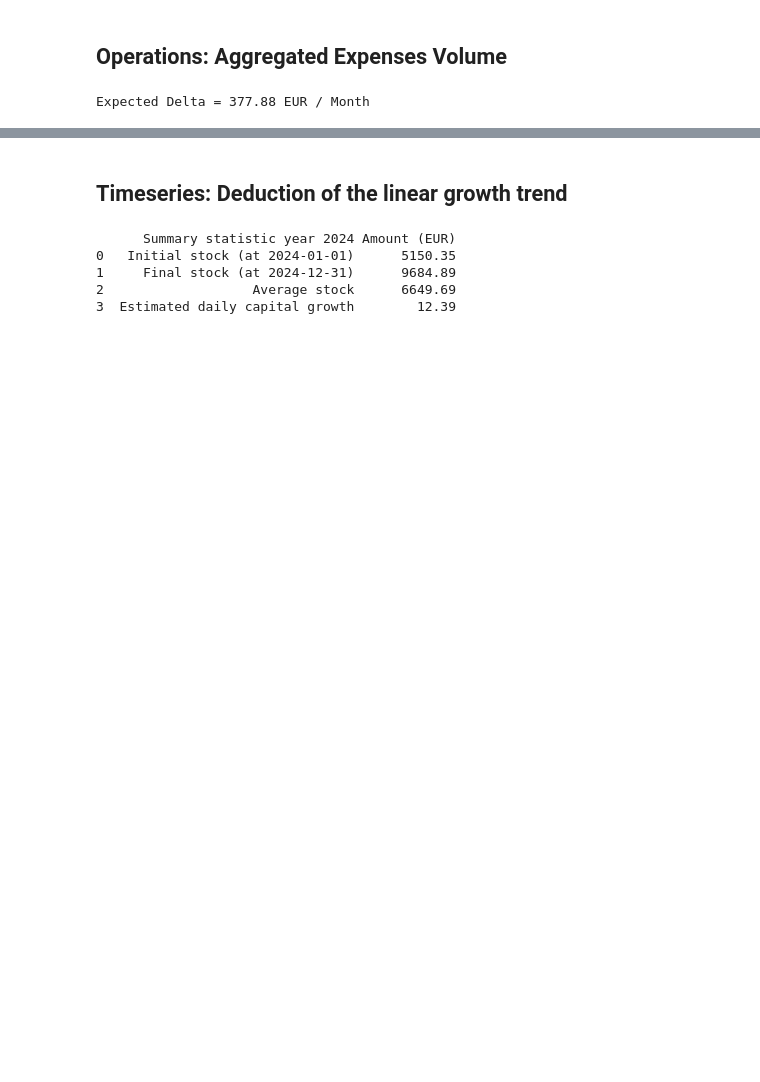
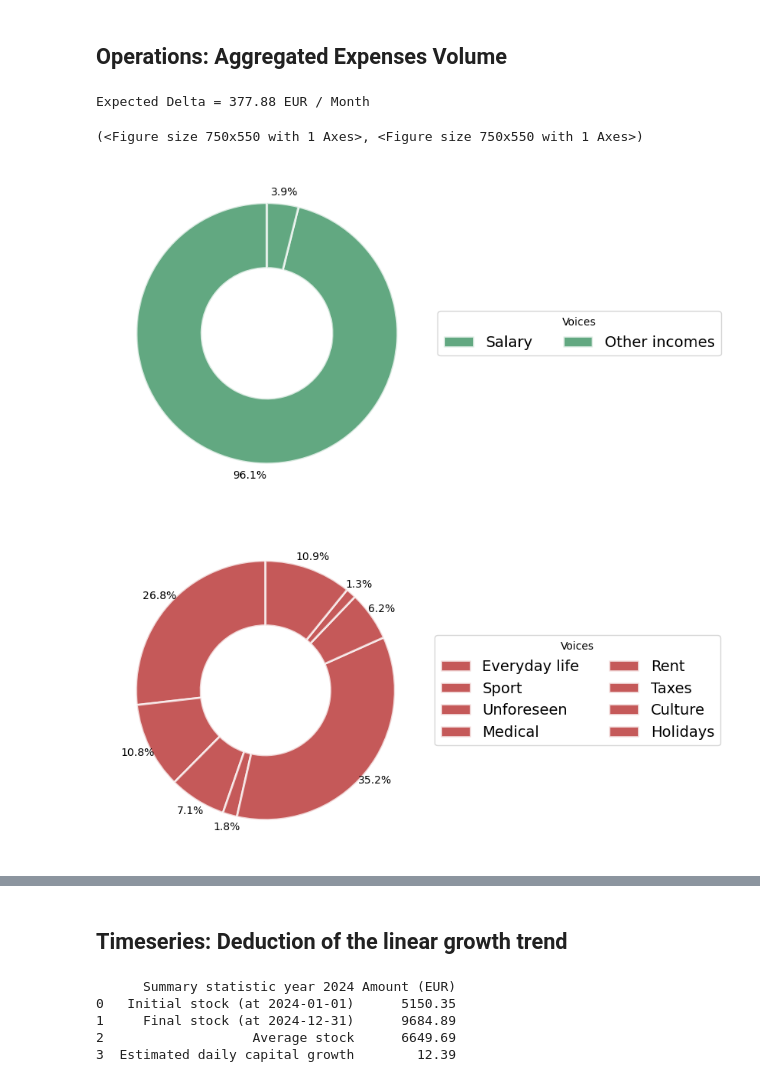
Before and after one commit to MatteoZambra/mga, a Jupyter notebook: demo.ipynb, the cells around one changed output, grey strips where cells are left out. Drawn from its saved outputs; the diff is of its cells as text; code cells hidden in the pictures; blank space fills up the shorter version.

```diff
--- a/demo.ipynb
+++ b/demo.ipynb
@@ -19,4 +16,8 @@ operations.print_expected_delta()
 # %% [output]
 Expected Delta = 377.88 EUR / Month
 # %%
-fig_incomes, fig_expenses = Plots.plot_expense_items(operations)
+fig_incomes, fig_expenses = Plots.plot_expense_items(operations, backend = "matplotlib")
+# %% [output]
+(<Figure size 750x550 with 1 Axes>, <Figure size 750x550 with 1 Axes>)
+[figure, added]
+[figure, added]
```
Also changed, not shown: parts of 5 cells of this notebook, 2 other files.
